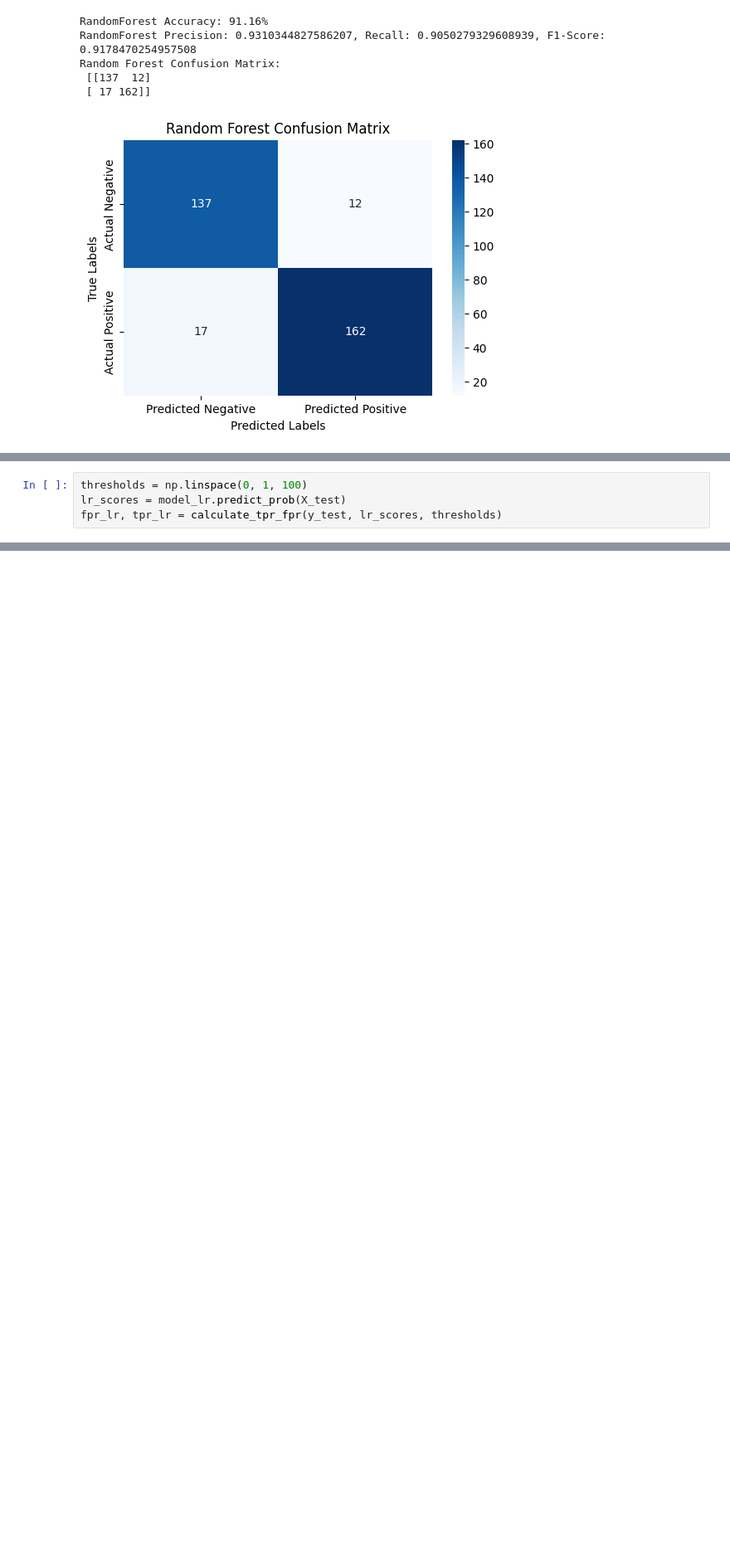
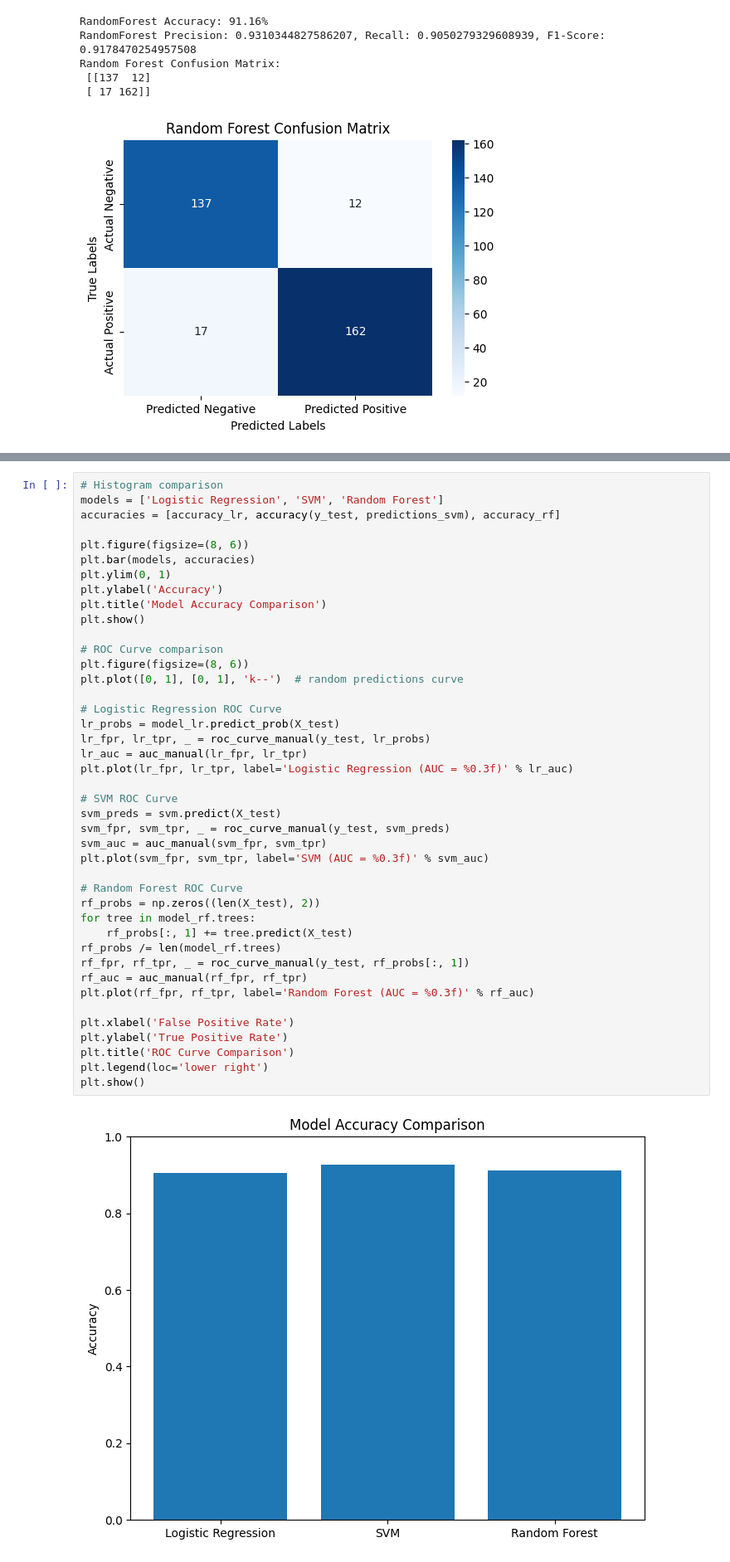
Before and after one commit to pathikpatel54/Credit-Card-Fraud-Detection, a Jupyter notebook: main.ipynb, the cells around one changed output, grey strips where cells are left out. Shown at 83% size. Cells and saved outputs as stored; diff of their text form; blank space fills up the shorter version.

Commit message:
ROC curve Updated

```diff
--- a/main.ipynb
+++ b/main.ipynb
@@ -487,4 +469,0 @@ def calculate_tpr_fpr(y_true, y_scores, thresholds):
-# %%
-thresholds = np.linspace(0, 1, 100)
-lr_scores = model_lr.predict_prob(X_test)
-fpr_lr, tpr_lr = calculate_tpr_fpr(y_test, lr_scores, thresholds)
@@ -511,0 +495,44 @@ plt.show()
+# %%
+# Histogram comparison
+models = ['Logistic Regression', 'SVM', 'Random Forest']
+accuracies = [accuracy_lr, accuracy(y_test, predictions_svm), accuracy_rf]
+
+plt.figure(figsize=(8, 6))
+plt.bar(models, accuracies)
+plt.ylim(0, 1)
+plt.ylabel('Accuracy')
+plt.title('Model Accuracy Comparison')
+plt.show()
+
+# ROC Curve comparison
+plt.figure(figsize=(8, 6))
+plt.plot([0, 1], [0, 1], 'k--')  # random predictions curve
+
+# Logistic Regression ROC Curve
+lr_probs = model_lr.predict_prob(X_test)
+lr_fpr, lr_tpr, _ = roc_curve_manual(y_test, lr_probs)
+lr_auc = auc_manual(lr_fpr, lr_tpr)
+plt.plot(lr_fpr, lr_tpr, label='Logistic Regression (AUC = %0.3f)' % lr_auc)
+
+# SVM ROC Curve
+svm_preds = svm.predict(X_test)
+svm_fpr, svm_tpr, _ = roc_curve_manual(y_test, svm_preds)
+svm_auc = auc_manual(svm_fpr, svm_tpr)
+plt.plot(svm_fpr, svm_tpr, label='SVM (AUC = %0.3f)' % svm_auc)
+
+# Random Forest ROC Curve
+rf_probs = np.zeros((len(X_test), 2))
+for tree in model_rf.trees:
+    rf_probs[:, 1] += tree.predict(X_test)
+rf_probs /= len(model_rf.trees)
+rf_fpr, rf_tpr, _ = roc_curve_manual(y_test, rf_probs[:, 1])
+rf_auc = auc_manual(rf_fpr, rf_tpr)
+plt.plot(rf_fpr, rf_tpr, label='Random Forest (AUC = %0.3f)' % rf_auc)
+
+plt.xlabel('False Positive Rate')
+plt.ylabel('True Positive Rate')
+plt.title('ROC Curve Comparison')
+plt.legend(loc='lower right')
+plt.show()
+# %% [output]
+[figure, added]
```
Also changed, not shown: parts of 7 cells of this notebook.
